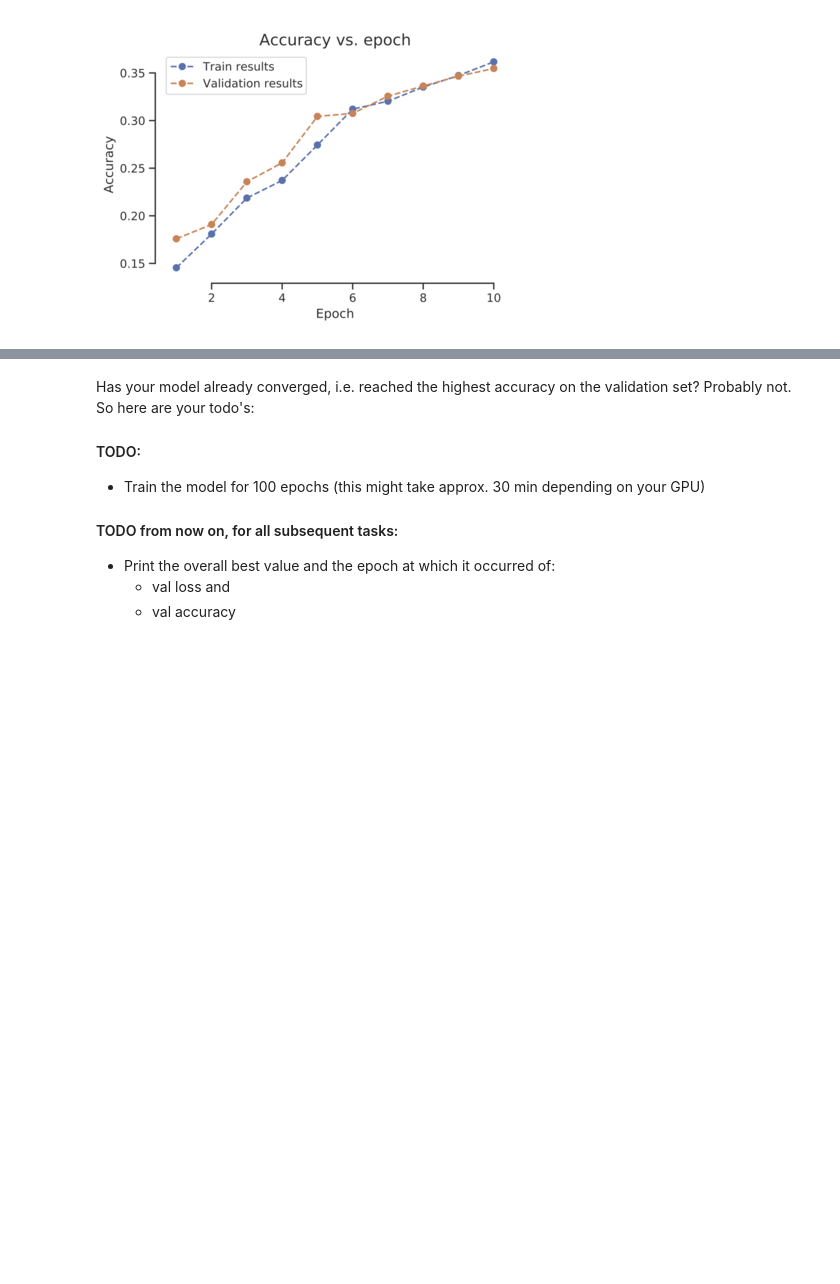
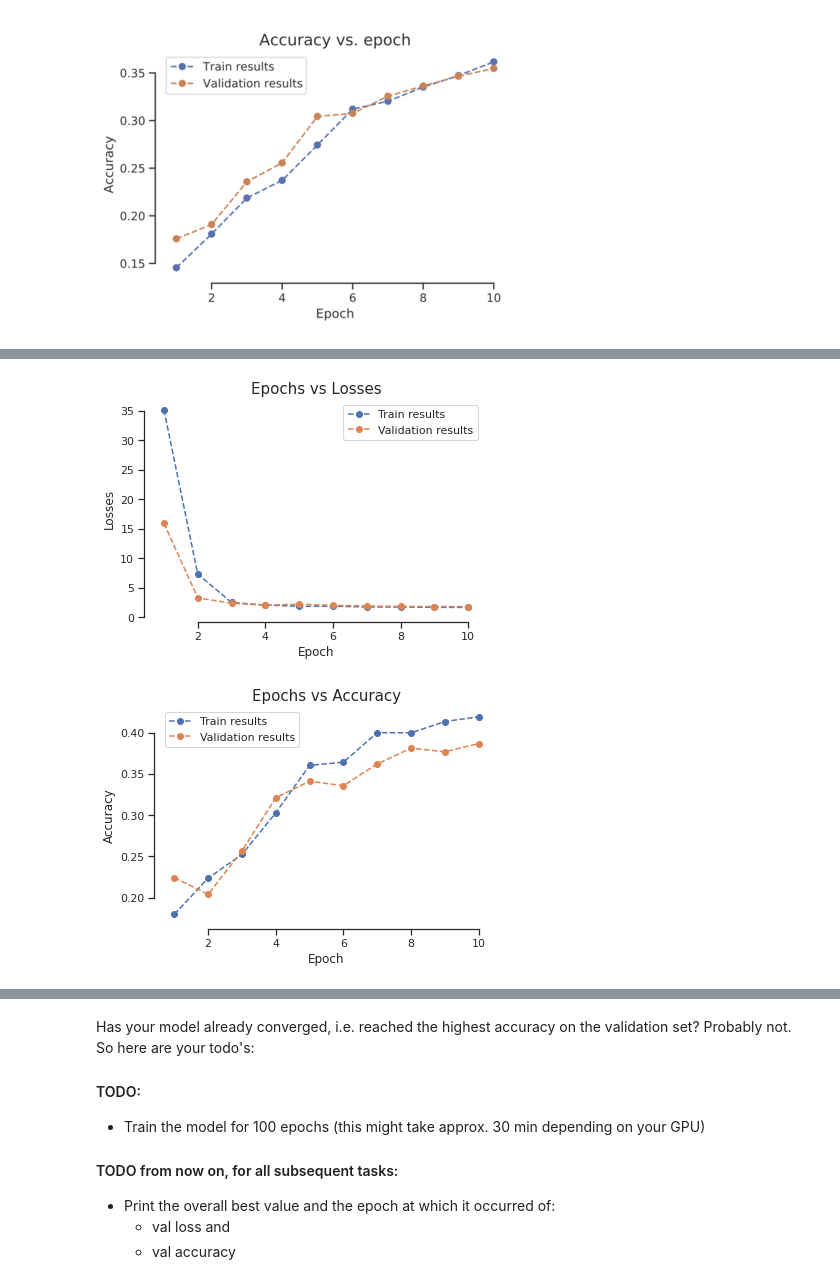
Before and after one commit to Smitpatel37/Deep-Learning-Assignments, a Jupyter notebook: Ex-2/Ex2_2022.ipynb, the cells around one changed output, grey strips where cells are left out. Cells and saved outputs as stored; diff of their text form; code cells hidden in the pictures; blank space fills up the shorter version.

```diff
--- a/Ex-2/Ex2_2022.ipynb
+++ b/Ex-2/Ex2_2022.ipynb
@@ -379,6 +393,7 @@ def run_training(model, optimizer, loss_function, device, num_epochs,
     start_time = time.time()
     master_bar = fastprogress.master_bar(range(num_epochs))
     train_losses, val_losses, train_accs, val_accs = [],[],[],[]
+    stopping_pts = []
 
     for epoch in master_bar:
         # Train the model
@@ -399,17 +414,25 @@ def run_training(model, optimizer, loss_function, device, num_epochs,
             master_bar.write(f'Train loss: {epoch_train_loss:.2f}, val loss: {epoch_val_loss:.2f}, train acc: {epoch_train_acc:.3f}, val acc {epoch_val_acc:.3f}')
 
         if early_stopper:
+          early_stopper.stopping_criterion(epoch_val_acc)
+         # print('STOPPP')
+          if early_stopper.early_stop:
+            print('Epoch :', str(epoch))
+            stopping_pts.append(epoch)
+            #break
+          #torch.save(model,"/checkpoint.pt")
             ####################
             ## YOUR CODE HERE ##
             ####################
-         #   if train_accs[-1] - train_accs[-2] < 0.05:
-                  raise NotImplementedError
+            #if train_accs[-1] - train_accs[-2] < 0.05:
+             # raise NotImplementedError
+
 
             # END OF YOUR CODE #
 
     time_elapsed = np.round(time.time() - start_time, 0).astype(int)
     print(f'Finished training after {time_elapsed} seconds.')
-    return train_losses, val_losses, train_accs, val_accs, confusion_matrix
+    return train_losses, val_losses, train_accs, val_accs, stopping_pts,confusion_matrix
 
 
 def plot(title, label, train_results, val_results, yscale='linear', save_path=None,
@@ -444,7 +467,8 @@ def plot(title, label, train_results, val_results, yscale='linear', save_path=No
         ####################
         ## YOUR CODE HERE ##
         ####################
-        raise NotImplementedError
+        plt.axvline(min(extra_pt), linestyle = 'solid', color = 'black', label = extra_pt_label)
+        #raise NotImplementedError
 
         # END OF YOUR CODE #
 
@@ -454,6 +478,7 @@ def plot(title, label, train_results, val_results, yscale='linear', save_path=No
     plt.yscale(yscale)
     plt.title(title)
 
+
     sns.despine(trim=True, offset=5)
     plt.title(title, fontsize=15)
     if save_path:
@@ -553,8 +590,11 @@ For optimization, we do not use SGD as in exercise 1, but the commonly used Adam
 ####################
 ## YOUR CODE HERE ##
 ####################
-mlp = MLP(32,3,10,30,1,None).to(device="cuda")#Instantiate a MLP model with one hidden layer and ReLU activation function
-optimizer = torch.optim.Adam(mlp.parameters(), lr=1)# the Adam optimizer with lr = 1
-loss_func = nn.CrossEntropyLoss().to(device="cuda")# Loss function
-train_losses, val_losses, train_accs, val_accs, confusion_matrix = run_training(mlp,optimizer,loss_func,"cuda",10,train_set,val_set, None, False)# train for 10 epochs
+model = MLP((32*32), 3 , 10, num_hidden_units=30, num_hidden_layers=1)
+model.to(device)
+optimizer = optim.Adam(model.parameters(), lr=1)
+loss_function = torch.nn.CrossEntropyLoss()
+
+train_losses, val_losses, train_accs, val_accs, cm = run_training(model, optimizer, loss_function, device, num_epochs=10,
+                train_dataloader=train_set, val_dataloader=val_set)
 # %% [output]
@@ -620,0 +613,6 @@ plot('Accuracy vs. epoch(Learning Rate = 0.000001)', 'Accuracy', train_accs, val
+# %%
+model = MLP((32*32), 3 , 10, num_hidden_units=30, num_hidden_layers=1)
+model.to(device)
+optimizer = optim.Adam(model.parameters(), lr=0.1)
+train_losses, val_losses, train_accs, val_accs, cm = run_training(model, optimizer, loss_function, device, num_epochs=10,
+                train_dataloader=train_set, val_dataloader=val_set)
@@ -620,0 +624,7 @@ plot('Accuracy vs. epoch(Learning Rate = 0.000001)', 'Accuracy', train_accs, val
+# %%
+plot("Epochs vs Losses", "Losses", train_losses, val_losses, yscale='linear', save_path=None, extra_pt=None, extra_pt_label=None)
+print()
+plot("Epochs vs Accuracy", "Accuracy", train_accs, val_accs, yscale='linear', save_path=None, extra_pt=None, extra_pt_label=None)
+# %% [output]
+[figure, added]
+[figure, added]
```
Also changed, not shown: parts of 36 cells of this notebook.
